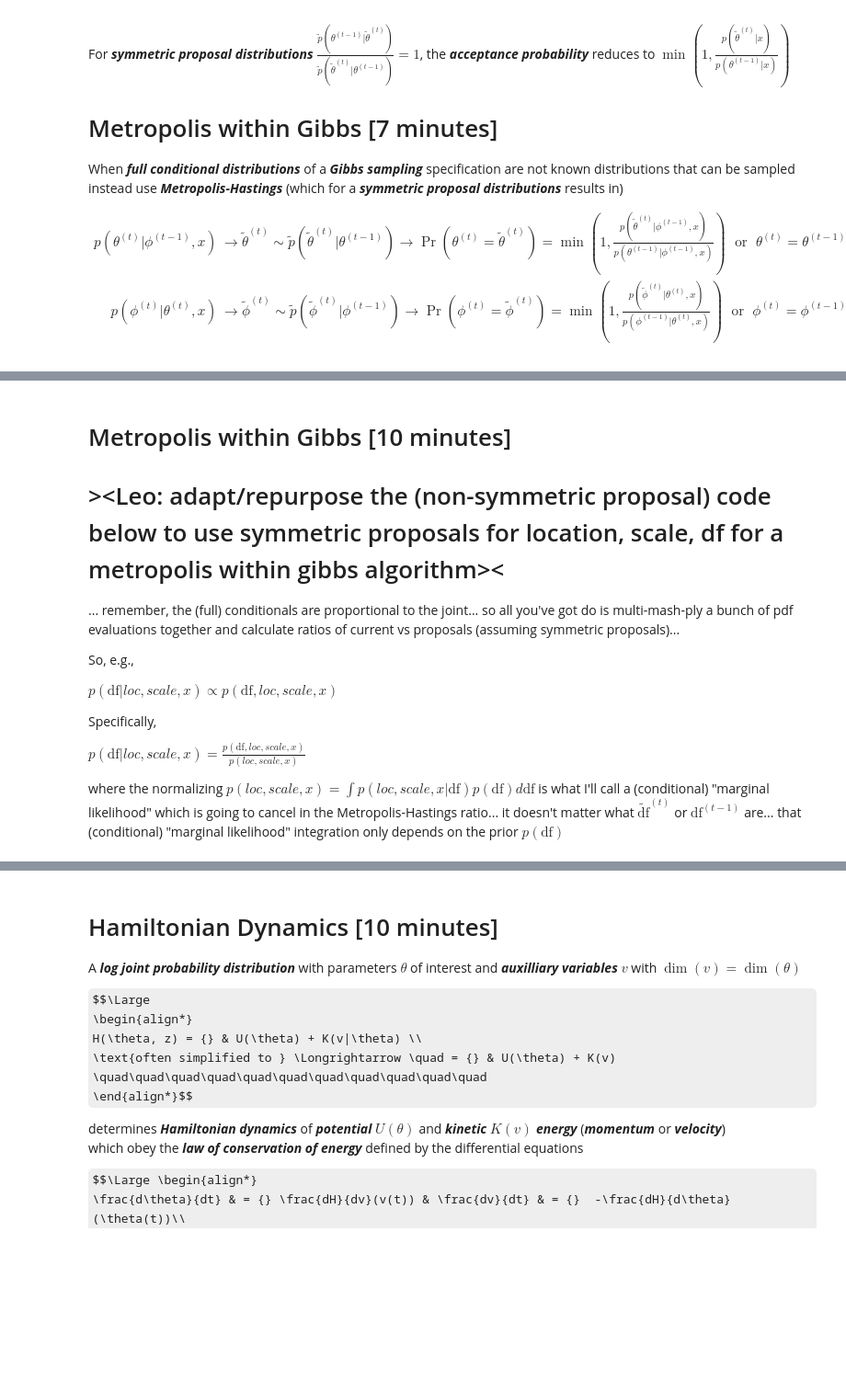
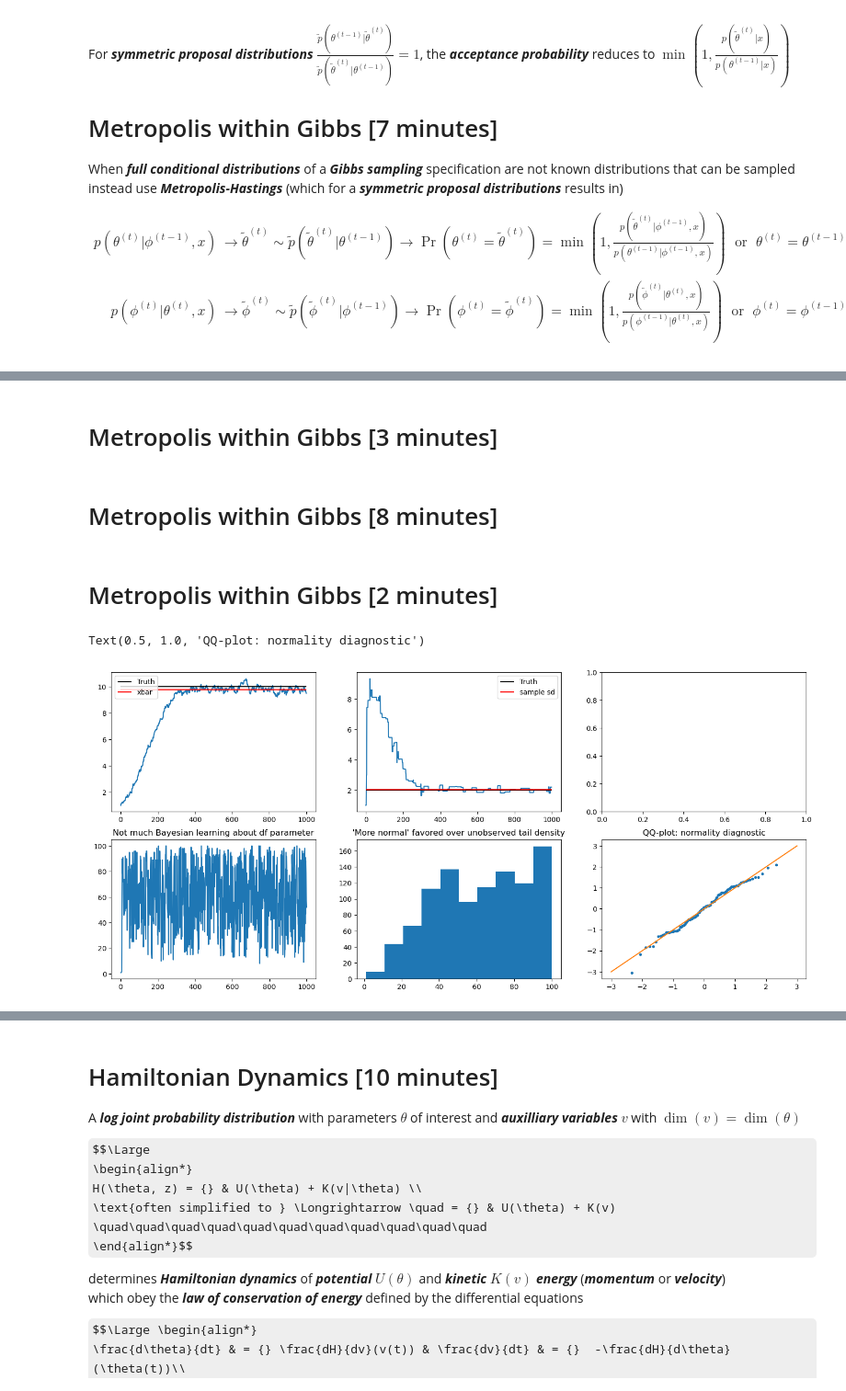
Before and after one commit to pointOfive/STA365_W24_Bayes, a Jupyter notebook: Bayes4_MHandHMCandMoreDiagnostics.ipynb, the cells around one changed output, grey strips where cells are left out. Shown at 92% size. Cells and saved outputs as stored; diff of their text form; code cells hidden in the pictures; some formulas as TeX source; blank space fills up the shorter version.

```diff
--- a/Bayes4_MHandHMCandMoreDiagnostics.ipynb
+++ b/Bayes4_MHandHMCandMoreDiagnostics.ipynb
@@ -97,19 +102,3 @@ What about a ***t-normal-half-normal-discrete-uniform*** specification that does
 # %% [markdown]
-
-# Metropolis within Gibbs [10 minutes]
-
-
-# ><Leo: adapt/repurpose the (non-symmetric proposal) code below to use symmetric proposals for location, scale, df for a metropolis within gibbs algorithm><
-
-... remember, the (full) conditionals are proportional to the joint... so all you've got do is multi-mash-ply a bunch of pdf evaluations together and calculate ratios of current vs proposals (assuming symmetric proposals)...
-
-So, e.g.,
-
-$p(\text{df}|loc,scale,x) \propto p(\text{df},loc,scale,x)$
-
-Specifically,
-
-$p(\text{df}|loc,scale,x) = \frac{p(\text{df},loc,scale,x)}{p(loc,scale,x)}$
-
-where the normalizing $p(loc,scale,x) = \int p(loc,scale,x|\text{df})p(\text{df})d \text{df} $ is what I'll call a (conditional) "marginal likelihood" which is going to cancel in the Metropolis-Hastings ratio... it doesn't matter what $\tilde{\text{df}}^{(t)}$ or $\text{df}^{(t-1)}$ are... that (conditional) "marginal likelihood" integration only depends on the prior $p(\text{df})$
+# Metropolis within Gibbs [3 minutes]
 # %%
@@ -127,3 +127,37 @@ for t in range(1,T):
+# %% [markdown]
+# Metropolis within Gibbs [8 minutes]
+# %%
+T=1000; loc_MH_samples,scale_MH_samples,df_MH_samples = np.ones(T),np.ones(T),np.ones(T)
+for t in range(1,T):
+
+    # loc
+    current_loc = loc_MH_samples[t-1]; proposed_loc = current_loc + loc_perturbation_MH_proposal_distribution.rvs()
+    log_acceptance_probability = logjoint_eval_at_x(proposed_loc, scale_MH_samples[t-1], df_MH_samples[t-1])-\
+                                 logjoint_eval_at_x(current_loc, scale_MH_samples[t-1], df_MH_samples[t-1])
+    loc_MH_samples[t] = [current_loc,proposed_loc][int(stats.uniform().rvs() < np.exp(log_acceptance_probability))]
+
+    # scale
+    current_scale = scale_MH_samples[t-1]; proposed_scale = scale_fixed_iid_MH_proposal_distribution.rvs()
+    logtarget_ratio = logjoint_eval_at_x(loc_MH_samples[t], proposed_scale, df_MH_samples[t-1])-\
+                      logjoint_eval_at_x(loc_MH_samples[t], current_scale, df_MH_samples[t-1])
+    logMH_proposal_correction_factor = scale_fixed_iid_MH_proposal_distribution.logpdf(current_scale)-\
+                                       scale_fixed_iid_MH_proposal_distribution.logpdf(proposed_scale)
+    acceptance_probability = np.exp(logtarget_ratio+logMH_proposal_correction_factor)
+    scale_MH_samples[t] = [current_scale,proposed_scale][int(stats.uniform().rvs() < acceptance_probability)]
+
+    # df
+    current_df = df_MH_samples[t-1]; proposed_df = df_fixed_iid_MH_proposal_distribution.rvs()
+    log_acceptance_probability = logjoint_eval_at_x(loc_MH_samples[t], scale_MH_samples[t], proposed_df)-\
+                                 logjoint_eval_at_x(loc_MH_samples[t], scale_MH_samples[t], current_df)
+    df_MH_samples[t] = [current_df,proposed_df][int(stats.uniform().rvs() < np.exp(log_acceptance_probability))]
+# %% [markdown]
+# Metropolis within Gibbs [2 minutes]
+# %%
+fig,ax = plt.subplots(2,3,figsize=(18,8))
+ax[0,0].plot(loc_MH_samples); ax[0,0].hlines(loc_true,xmin=0,xmax=T,label='Truth',color='black'); ax[0,0].hlines(x.mean(),xmin=0,xmax=T,label='xbar',color='red'); ax[0,0].legend(); ax[0,1].plot(scale_MH_samples); ax[0,1].hlines(scale_true,xmin=0,xmax=T,label='Truth',color='black'); ax[0,1].hlines(x.std(),xmin=0,xmax=T,label='sample sd',color='red'); ax[0,1].legend(); ax[1,0].plot(df_MH_samples); ax[1,1].hist(df_MH_samples); ax[1,0].set_title("Not much Bayesian learning about df parameter");  ax[1,1].set_title("'More normal' favored over unobserved tail density"); ax[1,2].plot(stats.norm.ppf(np.linspace(0,1,n+2))[1:-1],sorted((x-x.mean())/x.std()),'.'); ax[1,2].plot([-3,3],[-3,3]); ax[1,2].set_title("QQ-plot: normality diagnostic")
+# %% [output]
+Text(0.5, 1.0, 'QQ-plot: normality diagnostic')
+[figure, added]
 # %% [markdown]
 # Homework #4 Part I: Fit this model using HMC in `PyMC`
 
```
Also changed, not shown: parts of 5 cells of this notebook.
